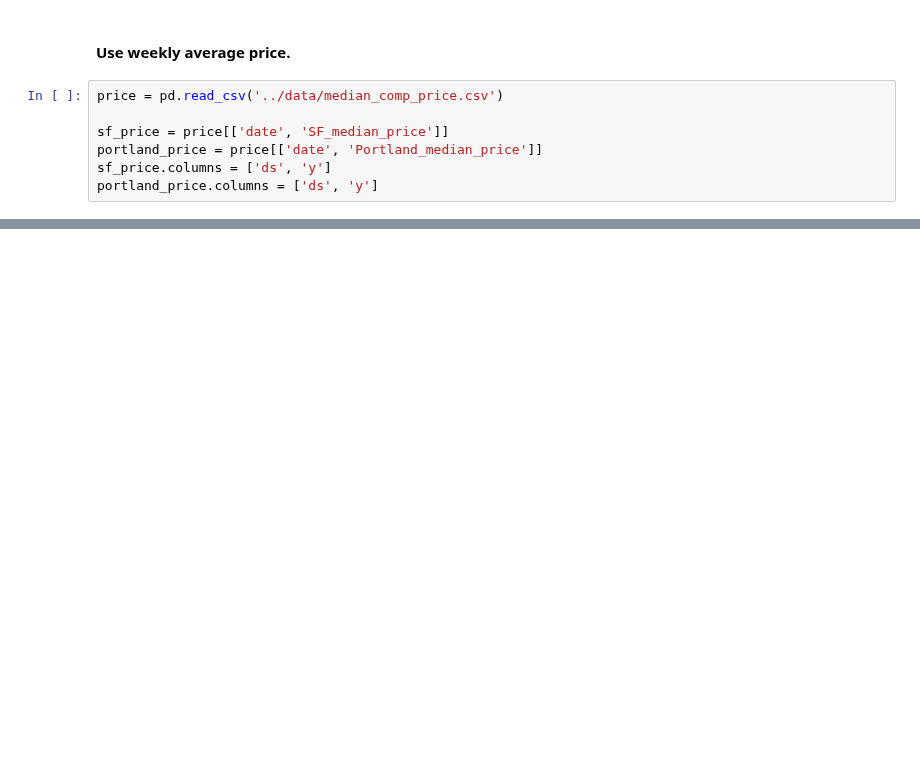
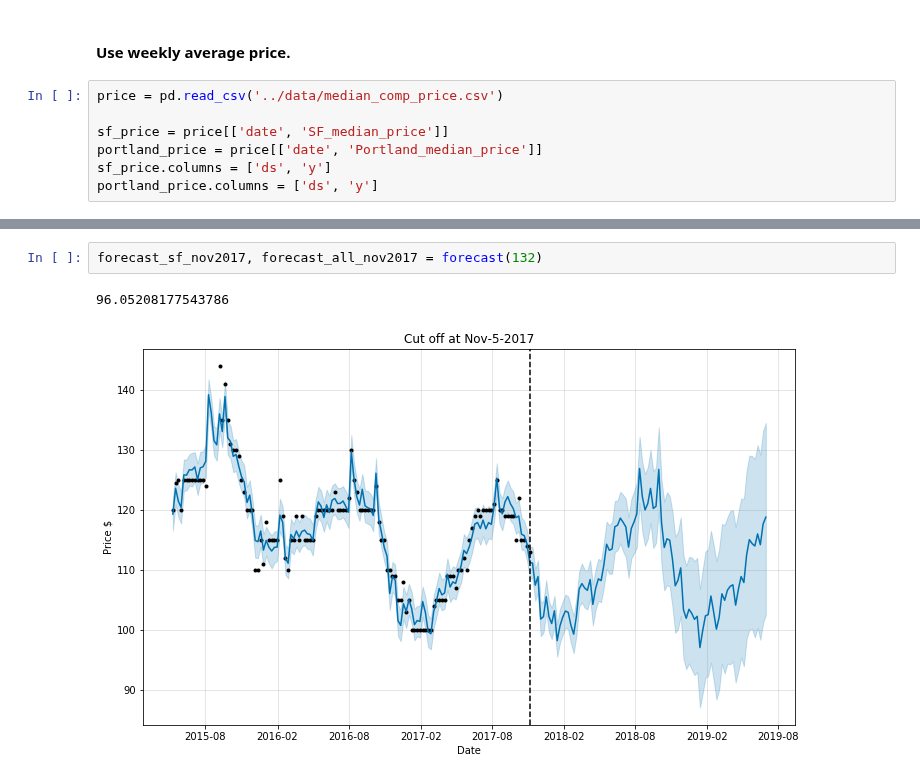
Before and after one commit to karensheng/Airbnb_Regulation, a Jupyter notebook: notebooks/Build Forecasting Models.ipynb, the cells around one changed output, grey strips where cells are left out. Saved outputs shown, nothing was run; the diff lists cells and outputs as text; blank space fills up the shorter version.

```diff
--- a/notebooks/Build Forecasting Models.ipynb
+++ b/notebooks/Build Forecasting Models.ipynb
@@ -108,0 +120,5 @@ INFO:fbprophet:Disabling daily seasonality. Run prophet with daily_seasonality=T
+# %%
+forecast_sf_nov2017, forecast_all_nov2017 = forecast(132)
+# %% [output]
+96.05208177543786
+[figure, added]
```
Also changed, not shown: parts of 20 cells of this notebook, 11 other files.
